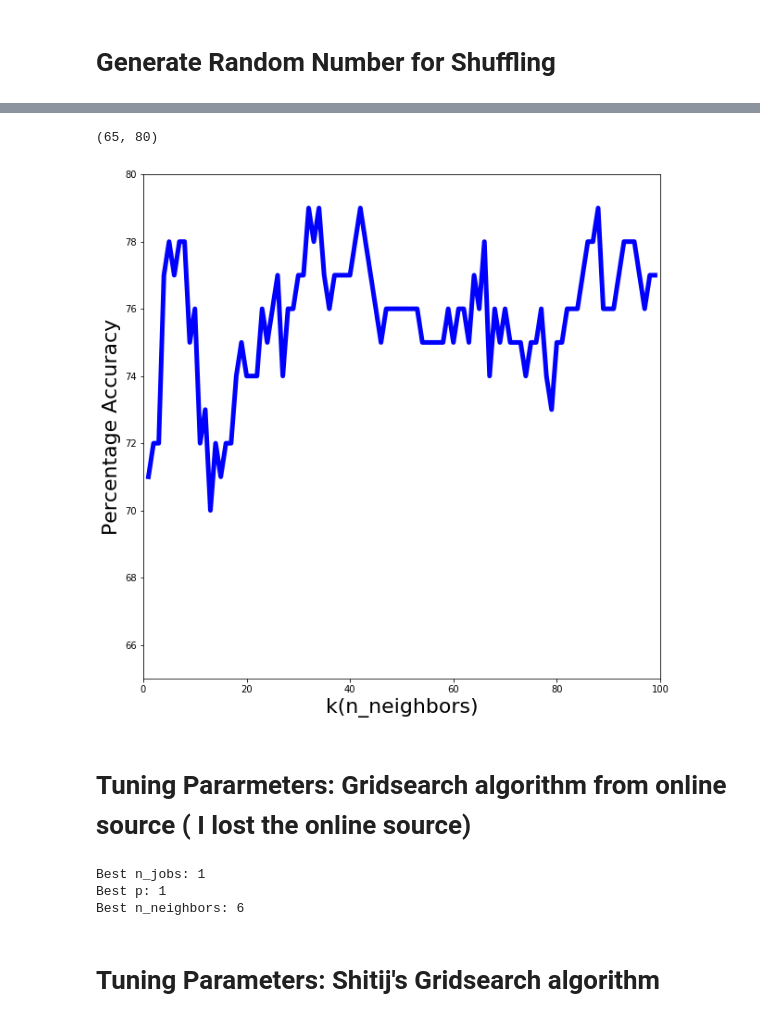
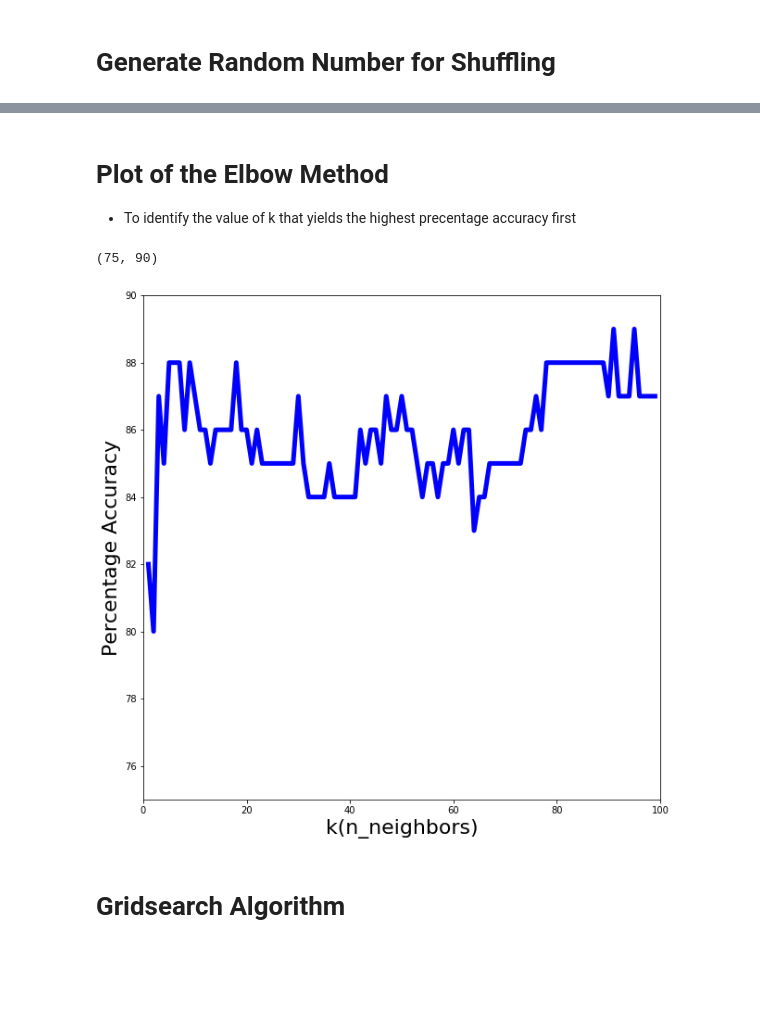
Before and after one commit to yuanjea/math485, a Jupyter notebook: Project/KNN.ipynb, the cells around one changed output, grey strips where cells are left out. Saved outputs shown, nothing was run; the diff lists cells and outputs as text; code cells hidden in the pictures; blank space fills up the shorter version.

```diff
--- a/Project/KNN.ipynb
+++ b/Project/KNN.ipynb
@@ -20,7 +44,7 @@ def read(num):
 # 1. Male, 2. Age, 3. Debt, 4. Married, 5. Bank Customer, 6. Education Level, 7. Ethnicity, 8. Years Employed,
 # 9.Prior Default, 10. Employed, 11. Credit Score, 12. Driver's License, 13. Citizen, 14. Zip Code, 15. Income
 
-    cols = [1, 2, 3, 4, 5, 6, 7, 8, 9, 10, 11, 12, 13, 14, 15] # Using all of the attributes (excluding missing datas)
+    cols = [8, 9, 10, 11]
     for i in cols:
         x.append(sheet.cell(row=num+1,column=i).value)
     y.append(sheet.cell(row=num+1,column=16).value)
@@ -32,4 +56,4 @@ for j in range(1, 654):
     x_data.append(valx)
     y_data.append(valy)
 
-print(x_data, y_data)
+#print(x_data, y_data)
@@ -232,53 +148,22 @@ Percentage Accuracy:  77.0
+# %% [markdown]
+# Plot of the Elbow Method
+- To identify the value of k that yields the highest precentage accuracy first
 # %%
 # Code for the plot
 fig = plt.figure(figsize=(10,10))
-ax = plt.subplot(111)
-
-# Plot Isochrones
-
-# Isochrone for 1 Gyr
-# Plotting Color vs. Difference in Color
-plt.plot(a, b, color='blue', linewidth=5)
+#ax = plt.subplot(111)
+plt.plot(k, acc, color='blue', linewidth=5)
 
 # Add axis labels
 plt.xlabel('k(n_neighbors)', fontsize=22)
 plt.ylabel('Percentage Accuracy', fontsize=22)
 
 #set axis limits
 plt.xlim(0,100)
-plt.ylim(65,80)
-
-#adjust tick label font size
-#label_size = 22
-#matplotlib.rcParams['xtick.labelsize'] = label_size
-#matplotlib.rcParams['ytick.labelsize'] = label_size
-
-# add a legend with some customizations.
-#legend = ax.legend(loc='upper left',fontsize='x-large')
+plt.ylim(75,90)
 # %% [output]
-(65, 80)
+(75, 90)
-[figure, old version]
+[figure, new version]
-# %% [markdown]
-# Tuning Pararmeters: Gridsearch algorithm from online source ( I lost the online source)
-# %%
-from sklearn.model_selection import GridSearchCV
-
-#List Hyperparameters that we want to tune.
-#leaf_size = list(range(1,50))
-n_neighbors = list(range(1,10))
-p=[1,2]#Convert to dictionary
-n_jobs=list(range(1,10))
-hyperparameters = dict(n_neighbors=n_neighbors, p=p, n_jobs=n_jobs)#Create new KNN object
-knn_2 = KNeighborsClassifier() #Use GridSearch
-clf = GridSearchCV(knn_2, hyperparameters, cv=10)#Fit the model
-best_model = clf.fit(x_data,y_data)#Print The value of best Hyperparameters
-print('Best n_jobs:', best_model.best_estimator_.get_params()['n_jobs'])
-print('Best p:', best_model.best_estimator_.get_params()['p'])
-print('Best n_neighbors:', best_model.best_estimator_.get_params()['n_neighbors'])
-# %% [output]
-Best n_jobs: 1
-Best p: 1
-Best n_neighbors: 6
-# %% [markdown]
-# Tuning Parameters: Shitij's Gridsearch algorithm
+# %% [markdown]
+# Gridsearch Algorithm
 # %%
```
Also changed, not shown: parts of 14 cells of this notebook.
